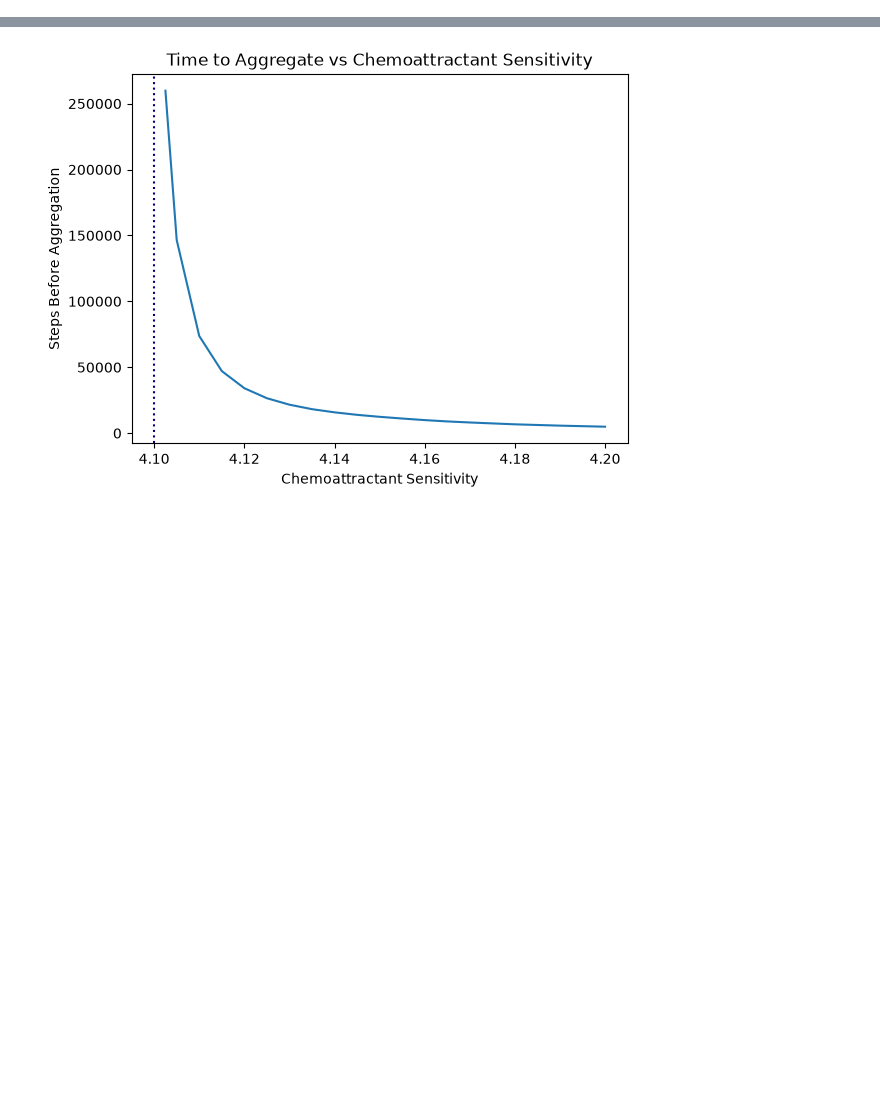
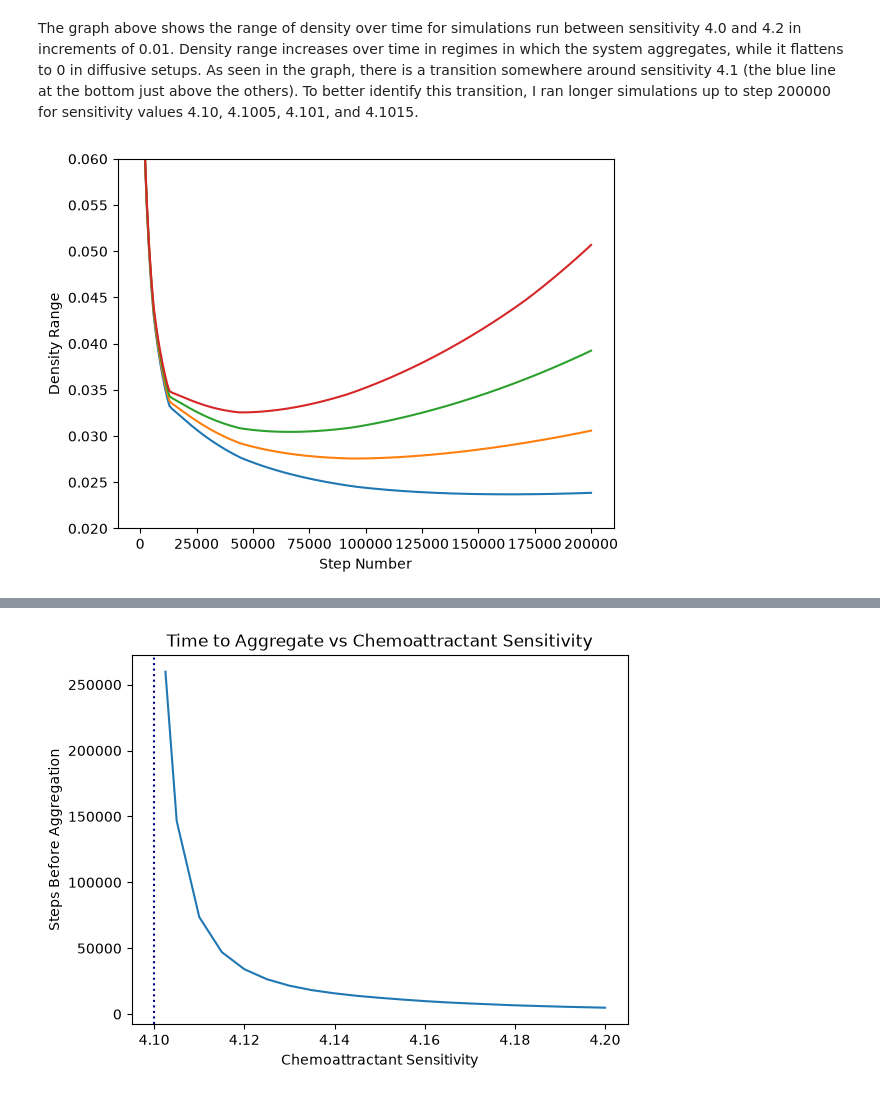
Before and after one commit to zekemarzolf/keller-segel-phase-transitions, a Jupyter notebook: notebooks/keller_segel_logistic_results.ipynb, the cells around one changed output, grey strips where cells are left out. Saved outputs shown, nothing was run; the diff lists cells and outputs as text; code cells hidden in the pictures; blank space fills up the shorter version.

Commit message:
Finished jupyter write-up for logistic keller-segel and updated README to reflect current project state

```diff
--- a/notebooks/keller_segel_logistic_results.ipynb
+++ b/notebooks/keller_segel_logistic_results.ipynb
@@ -49,13 +60,0 @@ with np.load(filepath2, allow_pickle=True) as data:
-# %%
-images = [u1[0].astype(float), u1[10].astype(float), u1[100].astype(float), u2[0].astype(float), u2[10].astype(float), u2[100].astype(float)]
-row_labels = ['Subcritical (chi=3.0)', 'Supercritical (chi=4.5)']
-col_labels = ["t=0", "t=100", "t=1000"]
-fig, axes = plt.subplots(nrows=2, ncols=3, figsize=(12, 8))
-for i, ax in enumerate(axes.ravel()):
-    ax.imshow(images[i], cmap='viridis', clim=(0, 3))
-    ax.set_xticks([])
-    ax.set_yticks([])
-for i, row in enumerate(axes):
-    axes[i,0].set_ylabel(row_labels[i], fontsize=11)
-for i, col in enumerate(col_labels):
-    axes[0, i].set_title(col_labels[i])
@@ -75,0 +91,31 @@ plt.show()
+# %% [markdown]
+The graph above shows the range of density over time for simulations run between sensitivity 4.0 and 4.2 in increments of 0.01. Density range increases over time in regimes in which the system aggregates, while it flattens to 0 in diffusive setups. As seen in the graph, there is a transition somewhere around sensitivity 4.1 (the blue line at the bottom just above the others). To better identify this transition, I ran longer simulations up to step 200000 for sensitivity values 4.10, 4.1005, 4.101, and 4.1015.
+# %%
+num_files = 4
+num_points = 201
+num_steps = 200000
+steps = np.empty((num_files, num_points), dtype=np.float32)
+us = np.empty((num_files, num_points, 256, 256), dtype=np.float32)
+vs = np.empty((num_files, num_points, 256, 256), dtype=np.float32)
+
+idx = 0
+chi_values = np.round(np.linspace(4.1, 4.1015, 4), decimals=4)
+for i in chi_values:
+    filepath = "C:/Users/zekem/Documents/keller-segel-phase-transitions/data/runs/keller_segel_logistic/sensitivity_sweep/chi="+str(i)+"_steps="+str(num_steps)+".npz"
+    with np.load(filepath, allow_pickle=True) as data:
+        steps[idx] = data['step']
+        us[idx] = data['u']
+        vs[idx] = data['v']
+    idx += 1
+
+for i in range(num_files):
+    x = np.linspace(0, 200000, num_points)
+    density_range = np.empty((steps[i].shape))
+    for j in range(len(steps[i])):
+        density_range[j] = np.max(us[i, j]) - np.min(us[i, j])
+    plt.ylim(0.02, 0.06)
+    plt.xlabel("Step Number")
+    plt.ylabel("Density Range")
+    plt.plot(x, density_range, label="χ="+str(chi_values[i]))
+# %% [output]
+[figure, added]
```
Also changed, not shown: parts of 17 cells of this notebook, 8 other files.
